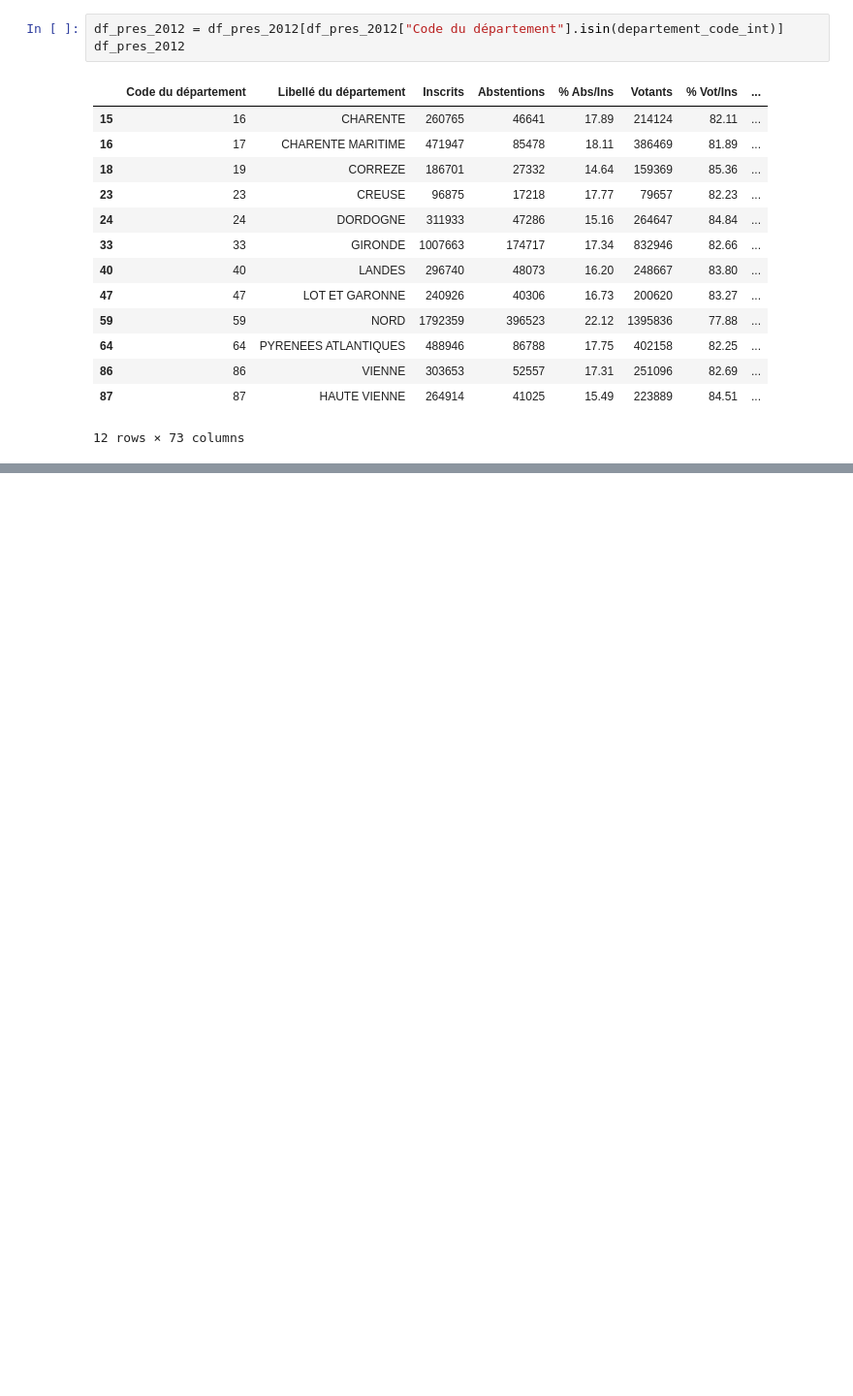
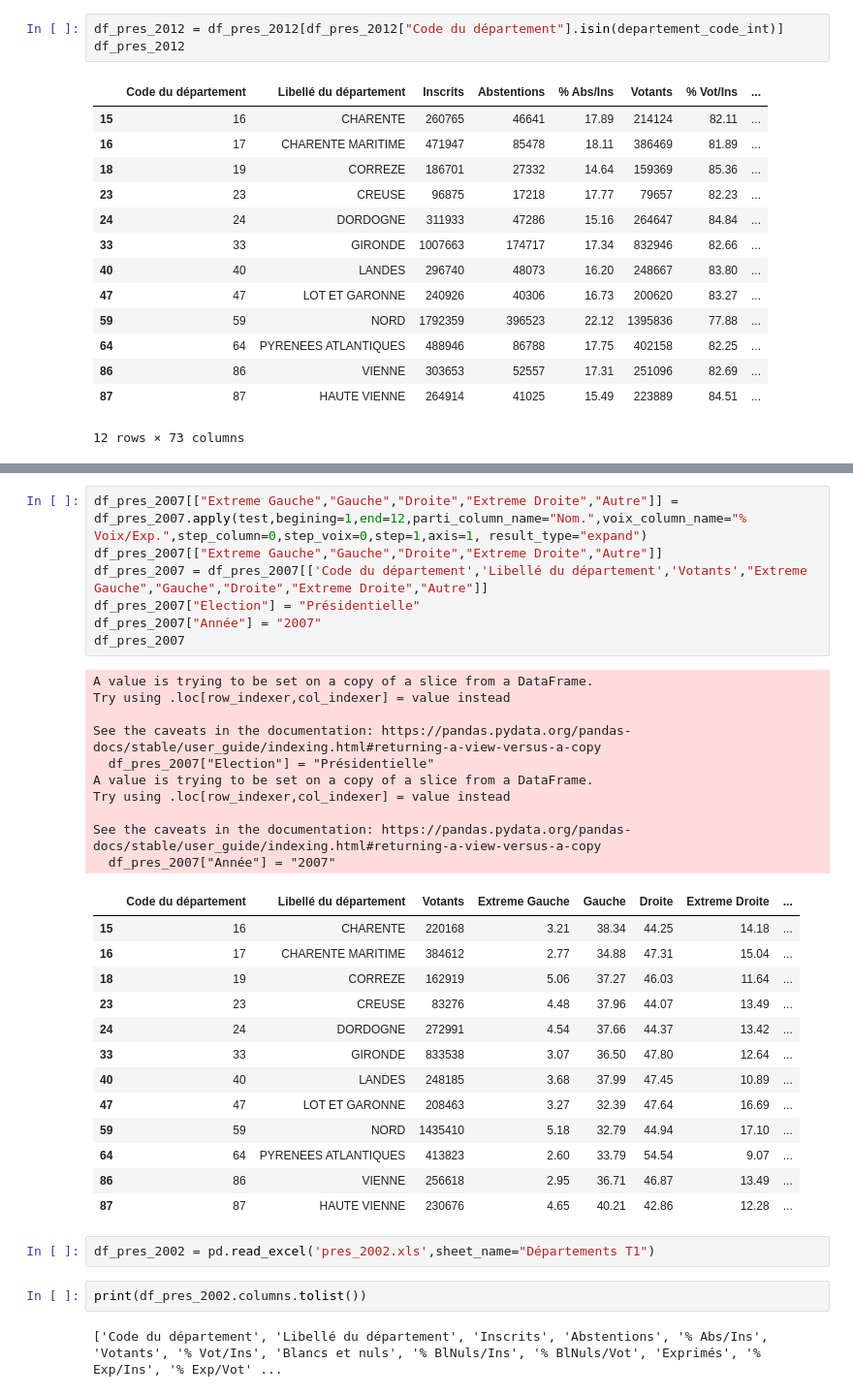
Before and after one commit to L-Clem/MSPR-Big-Data-et-Analyse-des-donnees, a Jupyter notebook: presidentielle.ipynb, the cells around one changed output, grey strips where cells are left out. Shown at 97% size. Cells and saved outputs as stored; diff of their text form; blank space fills up the shorter version.

```diff
--- a/presidentielle.ipynb
+++ b/presidentielle.ipynb
@@ -211,0 +253,37 @@ See the caveats in the documentation: https://pandas.pydata.org/pandas-docs/stab
+# %%
+df_pres_2007[["Extreme Gauche","Gauche","Droite","Extreme Droite","Autre"]] = df_pres_2007.apply(test,begining=1,end=12,parti_column_name="Nom.",voix_column_name="% Voix/Exp.",step_column=0,step_voix=0,step=1,axis=1, result_type="expand")
+df_pres_2007[["Extreme Gauche","Gauche","Droite","Extreme Droite","Autre"]]
+df_pres_2007 = df_pres_2007[['Code du département','Libellé du département','Votants',"Extreme Gauche","Gauche","Droite","Extreme Droite","Autre"]]
+df_pres_2007["Election"] = "Présidentielle"
+df_pres_2007["Année"] = "2007"
+df_pres_2007
+# %% [output]
+A value is trying to be set on a copy of a slice from a DataFrame.
+Try using .loc[row_indexer,col_indexer] = value instead
+
+See the caveats in the documentation: https://pandas.pydata.org/pandas-docs/stable/user_guide/indexing.html#returning-a-view-versus-a-copy
+  df_pres_2007["Election"] = "Présidentielle"
+A value is trying to be set on a copy of a slice from a DataFrame.
+Try using .loc[row_indexer,col_indexer] = value instead
+
+See the caveats in the documentation: https://pandas.pydata.org/pandas-docs/stable/user_guide/indexing.html#returning-a-view-versus-a-copy
+  df_pres_2007["Année"] = "2007"
+|  | Code du département | Libellé du département | Votants | Extreme Gauche | Gauche | Droite | Extreme Droite | ... |
+| 15 | 16 | CHARENTE | 220168 | 3.21 | 38.34 | 44.25 | 14.18 | ... |
+| 16 | 17 | CHARENTE MARITIME | 384612 | 2.77 | 34.88 | 47.31 | 15.04 | ... |
+| 18 | 19 | CORREZE | 162919 | 5.06 | 37.27 | 46.03 | 11.64 | ... |
+| 23 | 23 | CREUSE | 83276 | 4.48 | 37.96 | 44.07 | 13.49 | ... |
+| 24 | 24 | DORDOGNE | 272991 | 4.54 | 37.66 | 44.37 | 13.42 | ... |
+| 33 | 33 | GIRONDE | 833538 | 3.07 | 36.50 | 47.80 | 12.64 | ... |
+| 40 | 40 | LANDES | 248185 | 3.68 | 37.99 | 47.45 | 10.89 | ... |
+| 47 | 47 | LOT ET GARONNE | 208463 | 3.27 | 32.39 | 47.64 | 16.69 | ... |
+| 59 | 59 | NORD | 1435410 | 5.18 | 32.79 | 44.94 | 17.10 | ... |
+| 64 | 64 | PYRENEES ATLANTIQUES | 413823 | 2.60 | 33.79 | 54.54 | 9.07 | ... |
+| 86 | 86 | VIENNE | 256618 | 2.95 | 36.71 | 46.87 | 13.49 | ... |
+| 87 | 87 | HAUTE VIENNE | 230676 | 4.65 | 40.21 | 42.86 | 12.28 | ... |
+# %%
+df_pres_2002 = pd.read_excel('pres_2002.xls',sheet_name="Départements T1")
+# %%
+print(df_pres_2002.columns.tolist())
+# %% [output]
+['Code du département', 'Libellé du département', 'Inscrits', 'Abstentions', '% Abs/Ins', 'Votants', '% Vot/Ins', 'Blancs et nuls', '% BlNuls/Ins', '% BlNuls/Vot', 'Exprimés', '% Exp/Ins', '% Exp/Vot' ...
```
Also changed, not shown: parts of 16 cells of this notebook, 1 other file.
